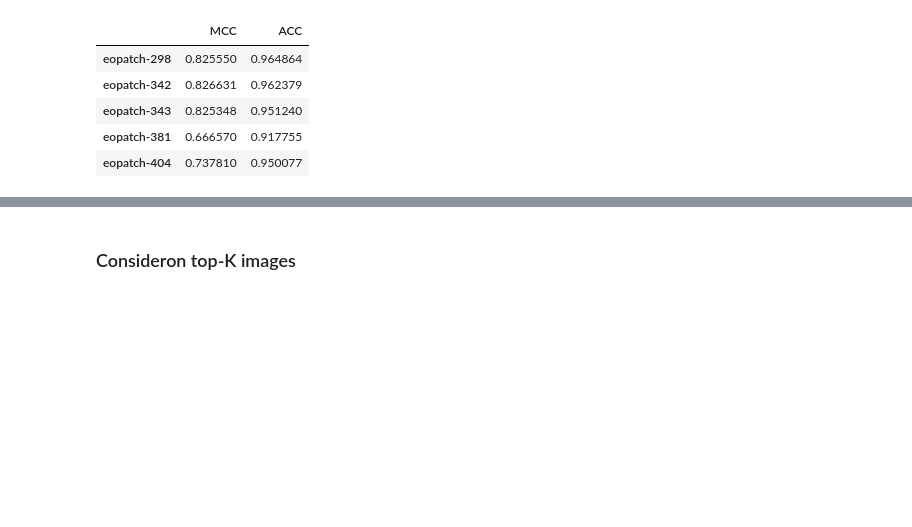
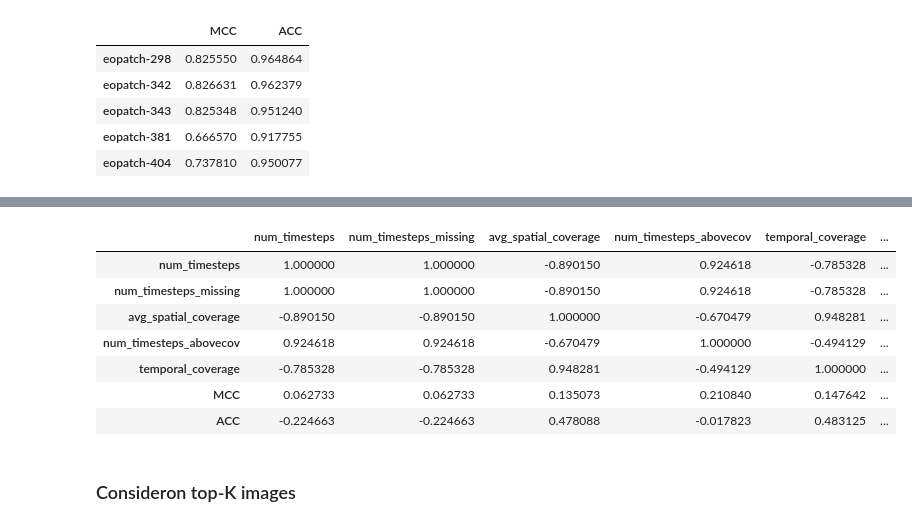
Before and after one commit to fmenat/SITS_S2Coverage, a Jupyter notebook: s2coverage_vegbased.ipynb, the cells around one changed output, grey strips where cells are left out. Saved outputs shown, nothing was run; the diff lists cells and outputs as text; code cells hidden in the pictures; blank space fills up the shorter version.

```diff
--- a/s2coverage_vegbased.ipynb
+++ b/s2coverage_vegbased.ipynb
@@ -109,3 +120,14 @@ _ = plot_col_categorization(df_stats_test, df_metrics_p_patch_test, col="assesme
+# %%
+df_attached.corr()
+# %% [output]
+|  | num_timesteps | num_timesteps_missing | avg_spatial_coverage | num_timesteps_abovecov | temporal_coverage | ... |
+| num_timesteps | 1.000000 | 1.000000 | -0.890150 | 0.924618 | -0.785328 | ... |
+| num_timesteps_missing | 1.000000 | 1.000000 | -0.890150 | 0.924618 | -0.785328 | ... |
+| avg_spatial_coverage | -0.890150 | -0.890150 | 1.000000 | -0.670479 | 0.948281 | ... |
+| num_timesteps_abovecov | 0.924618 | 0.924618 | -0.670479 | 1.000000 | -0.494129 | ... |
+| temporal_coverage | -0.785328 | -0.785328 | 0.948281 | -0.494129 | 1.000000 | ... |
+| MCC | 0.062733 | 0.062733 | 0.135073 | 0.210840 | 0.147642 | ... |
+| ACC | -0.224663 | -0.224663 | 0.478088 | -0.017823 | 0.483125 | ... |
 # %% [markdown]
 ### Consideron top-K images
 # %%
```
Also changed, not shown: parts of 8 cells of this notebook, 19 other files.
